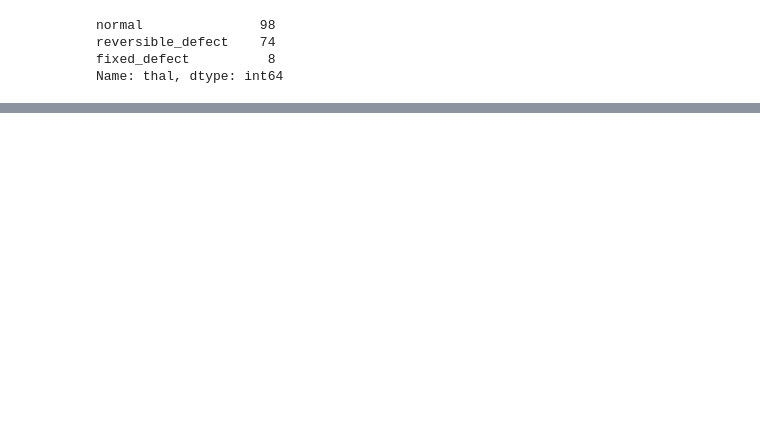
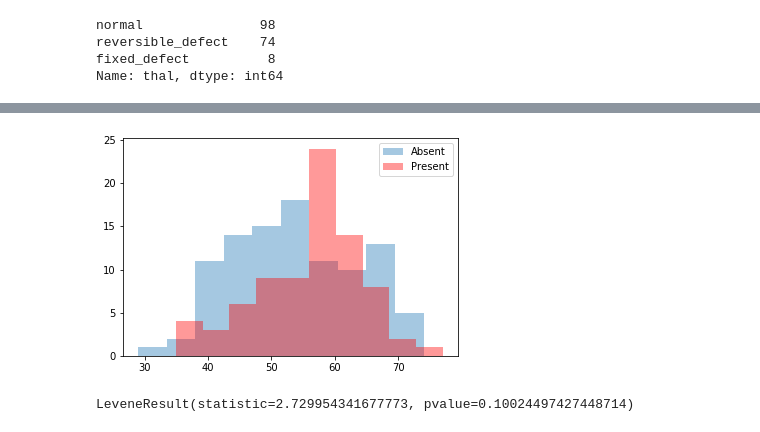
Before and after one commit to patrickstuchlik/driven-data-heart-ml, a Jupyter notebook: eda.ipynb, the cells around one changed output, grey strips where cells are left out. Cells and saved outputs as stored; diff of their text form; code cells hidden in the pictures; blank space fills up the shorter version.

```diff
--- a/eda.ipynb
+++ b/eda.ipynb
@@ -88,0 +154,17 @@ chi2_contingency(thal1)
+# %%
+from matplotlib import pyplot
+
+pyplot.hist(train[train['heart_disease_present']==0].age, alpha = 0.4, label='Absent')
+pyplot.hist(train[train['heart_disease_present']==1].age, alpha = 0.4, label='Present',color = 'r')
+pyplot.legend(loc = 'upper right')
+pyplot.show()
+# %% [output]
+[figure, added]
+# %%
+import scipy.stats
+#scipy.stats.anderson(train.age)
+scipy.stats.levene(train[train['heart_disease_present']==0].age,train[train['heart_disease_present']==1].age)
+#scipy.stats.shapiro(train.age)
+#scipy.stats.ttest_ind(train[train['heart_disease_present']==0].age,train[train['heart_disease_present']==1].age)
+# %% [output]
+LeveneResult(statistic=2.729954341677773, pvalue=0.10024497427448714)
```
Also changed, not shown: parts of 13 cells of this notebook.
